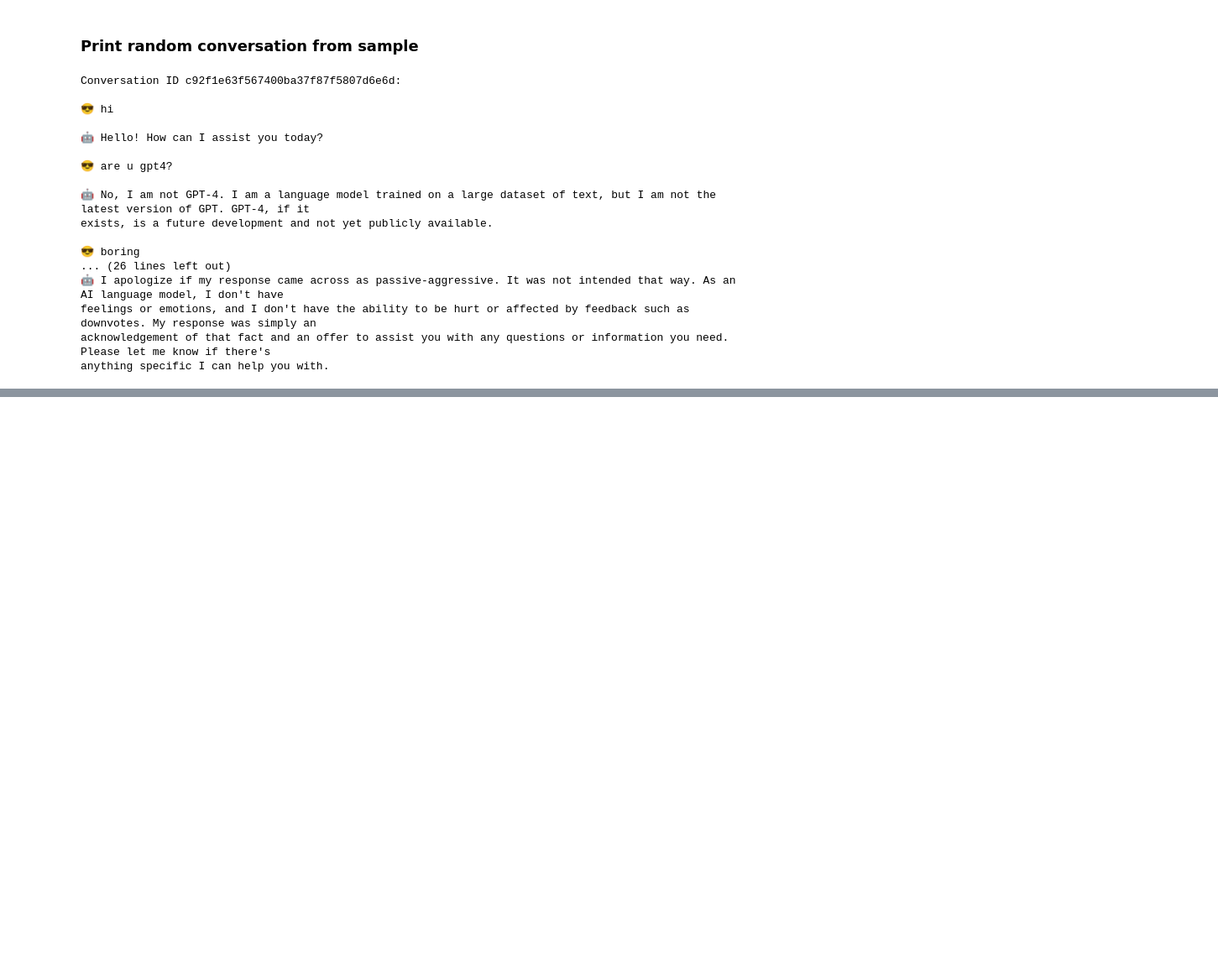
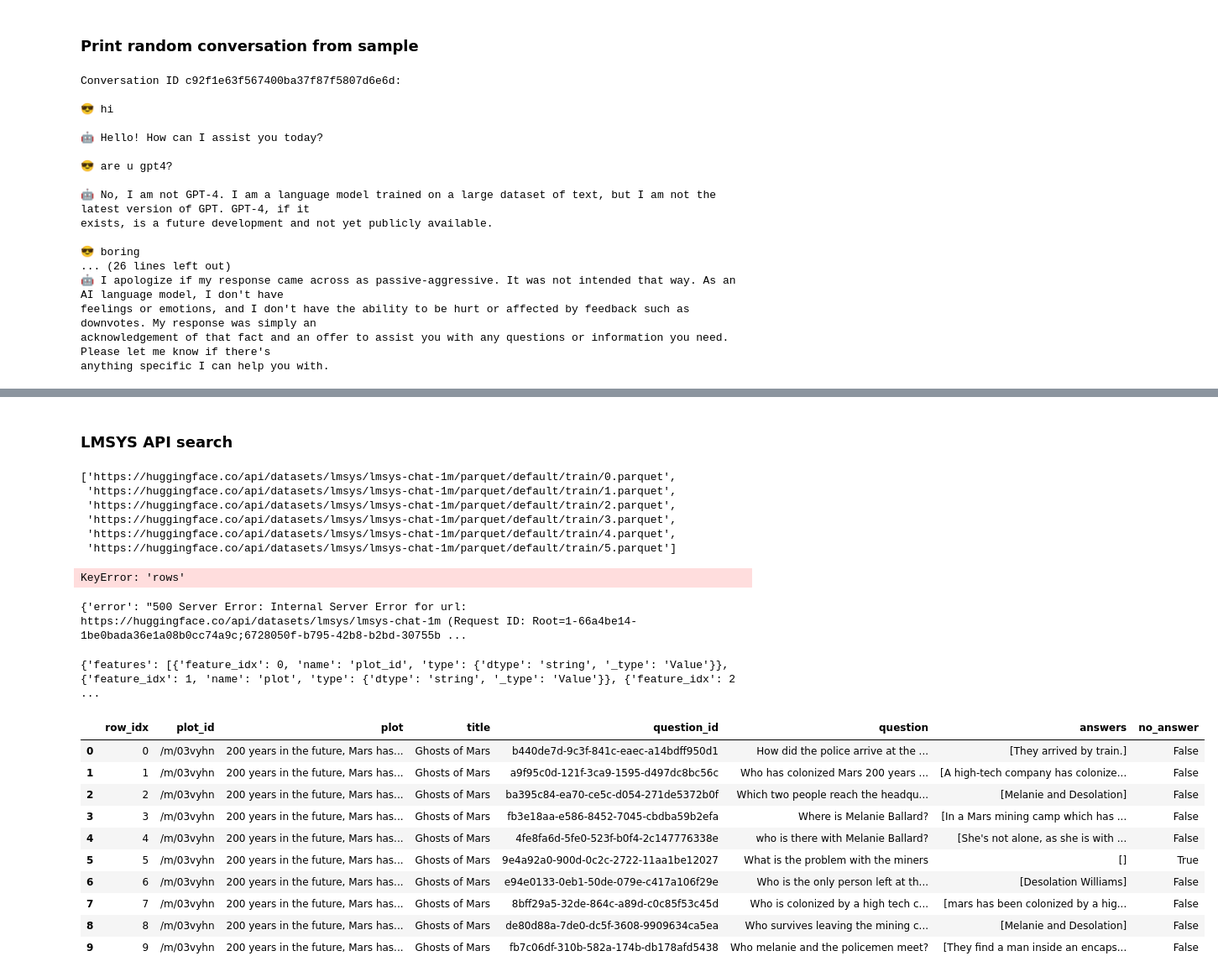
Before and after one commit to reddgr/chatbot-arena-wrapper, a Jupyter notebook: basic-functions-demo-notebook.ipynb, the cells around one changed output, grey strips where cells are left out. Shown: that part at 84% size. Cells and saved outputs as stored; diff of their text form; code cells hidden in the pictures; blank space fills up the shorter version.

Commit message:
api search

```diff
--- a/basic-functions-demo-notebook.ipynb
+++ b/basic-functions-demo-notebook.ipynb
@@ -97,0 +157,80 @@ anything specific I can help you with.
+# %% [markdown]
+### LMSYS API search
+# %%
+headers = {"Authorization": f"Bearer {hf_token}"}
+dataset_name ='lmsys/lmsys-chat-1m'
+config='default'
+split = 'train'
+search_query = 'i understand your frustration'
+search_term = search_query.replace(' ', '+')
+offset = 0
+length = 2
+
+API_URL = "https://huggingface.co/api/datasets/lmsys/lmsys-chat-1m/parquet/default/train"
+
+def query():
+    response = requests.get(API_URL, headers=headers)
+    return response.json()
+data = query()
+
+data
+# %% [output]
+['https://huggingface.co/api/datasets/lmsys/lmsys-chat-1m/parquet/default/train/0.parquet',
+ 'https://huggingface.co/api/datasets/lmsys/lmsys-chat-1m/parquet/default/train/1.parquet',
+ 'https://huggingface.co/api/datasets/lmsys/lmsys-chat-1m/parquet/default/train/2.parquet',
+ 'https://huggingface.co/api/datasets/lmsys/lmsys-chat-1m/parquet/default/train/3.parquet',
+ 'https://huggingface.co/api/datasets/lmsys/lmsys-chat-1m/parquet/default/train/4.parquet',
+ 'https://huggingface.co/api/datasets/lmsys/lmsys-chat-1m/parquet/default/train/5.parquet']
+# %%
+headers = {"Authorization": f"Bearer {hf_token}"}
+dataset_name ='lmsys/lmsys-chat-1m'
+config='default'
+split = 'train'
+search_query = 'i understand your frustration'
+search_term = search_query.replace(' ', '+')
+offset = 0
+length = 2
+
+API_URL = (
+    f"https://datasets-server.huggingface.co/search?dataset={dataset_name}"
+    f"&config={config}&split={split}&query={search_term}&offset={offset}&length={length}"
+)
+
+def query():
+    response = requests.get(API_URL, headers=headers)
+    return response.json()
+data = query()
+
+df_output = pd.DataFrame([{'row_idx': r['row_idx'], **r['row']} for r in data['rows']])
+display(df_output)
+# %% [output]
+KeyError: 'rows'
+# %%
+data
+# %% [output]
+{'error': "500 Server Error: Internal Server Error for url: https://huggingface.co/api/datasets/lmsys/lmsys-chat-1m (Request ID: Root=1-66a4be14-1be0bada36e1a08b0cc74a9c;6728050f-b795-42b8-b2bd-30755b ...
+# %%
+import requests
+headers = {"Authorization": f"Bearer {hf_token}"}
+API_URL = "https://datasets-server.huggingface.co/rows?dataset=ibm-research/duorc&config=SelfRC&split=train&offset=0&length=10"
+def query():
+    response = requests.get(API_URL, headers=headers)
+    return response.json()
+data = query()
+print(data)
+
+df_output = pd.DataFrame([{'row_idx': r['row_idx'], **r['row']} for r in data['rows']])
+display(df_output)
+# %% [output]
+{'features': [{'feature_idx': 0, 'name': 'plot_id', 'type': {'dtype': 'string', '_type': 'Value'}}, {'feature_idx': 1, 'name': 'plot', 'type': {'dtype': 'string', '_type': 'Value'}}, {'feature_idx': 2 ...
+|  | row_idx | plot_id | plot | title | question_id | question | answers | no_answer |
+| 0 | 0 | /m/03vyhn | 200 years in the future, Mars has... | Ghosts of Mars | b440de7d-9c3f-841c-eaec-a14bdff950d1 | How did the police arrive at the ... | [They arrived by train.] | False |
+| 1 | 1 | /m/03vyhn | 200 years in the future, Mars has... | Ghosts of Mars | a9f95c0d-121f-3ca9-1595-d497dc8bc56c | Who has colonized Mars 200 years ... | [A high-tech company has colonize... | False |
+| 2 | 2 | /m/03vyhn | 200 years in the future, Mars has... | Ghosts of Mars | ba395c84-ea70-ce5c-d054-271de5372b0f | Which two people reach the headqu... | [Melanie and Desolation] | False |
+| 3 | 3 | /m/03vyhn | 200 years in the future, Mars has... | Ghosts of Mars | fb3e18aa-e586-8452-7045-cbdba59b2efa | Where is Melanie Ballard? | [In a Mars mining camp which has ... | False |
+| 4 | 4 | /m/03vyhn | 200 years in the future, Mars has... | Ghosts of Mars | 4fe8fa6d-5fe0-523f-b0f4-2c147776338e | who is there with Melanie Ballard? | [She's not alone, as she is with ... | False |
+| 5 | 5 | /m/03vyhn | 200 years in the future, Mars has... | Ghosts of Mars | 9e4a92a0-900d-0c2c-2722-11aa1be12027 | What is the problem with the miners | [] | True |
+| 6 | 6 | /m/03vyhn | 200 years in the future, Mars has... | Ghosts of Mars | e94e0133-0eb1-50de-079e-c417a106f29e | Who is the only person left at th... | [Desolation Williams] | False |
+| 7 | 7 | /m/03vyhn | 200 years in the future, Mars has... | Ghosts of Mars | 8bff29a5-32de-864c-a89d-c0c85f53c45d | Who is colonized by a high tech c... | [mars has been colonized by a hig... | False |
+| 8 | 8 | /m/03vyhn | 200 years in the future, Mars has... | Ghosts of Mars | de80d88a-7de0-dc5f-3608-9909634ca5ea | Who survives leaving the mining c... | [Melanie and Desolation] | False |
+| 9 | 9 | /m/03vyhn | 200 years in the future, Mars has... | Ghosts of Mars | fb7c06df-310b-582a-174b-db178afd5438 | Who melanie and the policemen meet? | [They find a man inside an encaps... | False |
```
Also changed, not shown: parts of 6 cells of this notebook.
